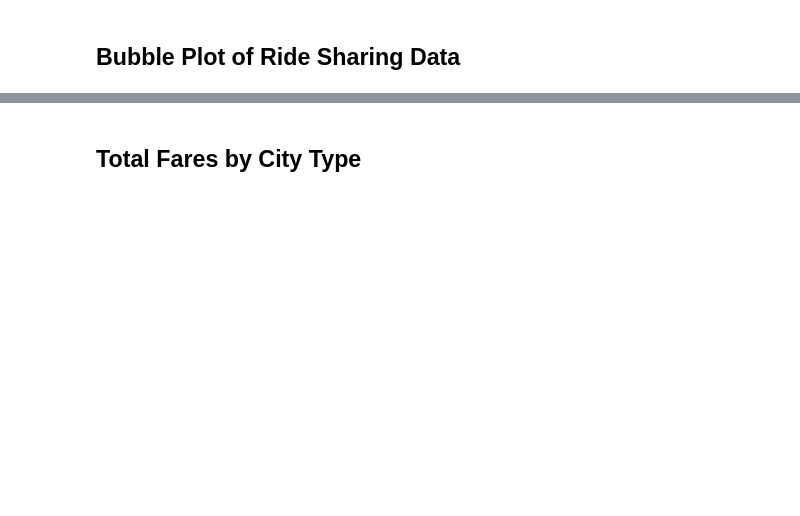
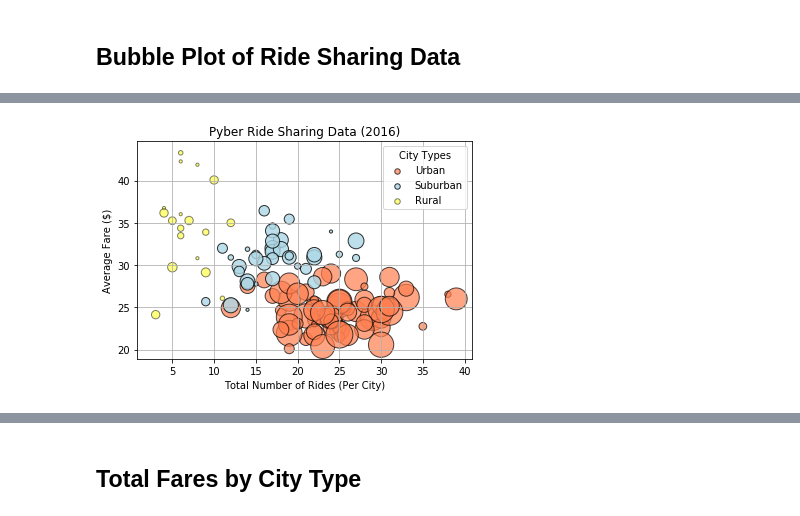
Before and after one commit to leontan4/data-science-bootcamp, a Jupyter notebook: matlab_challenge/Pyber/pyber_starter.ipynb, the cells around one changed output, grey strips where cells are left out. Cells and saved outputs as stored; diff of their text form; code cells hidden in the pictures; blank space fills up the shorter version.

```diff
--- a/matlab_challenge/Pyber/pyber_starter.ipynb
+++ b/matlab_challenge/Pyber/pyber_starter.ipynb
@@ -26,0 +16,6 @@ ride = pd.read_csv(ride_data_to_load)
+# %%
+# Combine the data into a single dataset
+combine = pd.merge(city, ride, on="city")
+
+# Display the data table for preview
+combine.sort_values(by="city", ascending=True).head()
@@ -45,0 +31,39 @@ plt.show()
+# %%
+urban = combine.loc[combine["type"] == "Urban"]
+suburban = combine.loc[combine["type"] == "Suburban"]
+rural = combine.loc[combine["type"] == "Rural"]
+# %%
+# Obtain the x and y coordinates for each of the three city types
+urban_2 = urban.groupby(["city"]).count()
+urban_3 = urban.groupby(["city"]).mean()
+urban_data = pd.merge(urban_2, urban_3, on="city", how="outer")
+
+surban_2 = suburban.groupby(["city"]).count()
+surban_3 = suburban.groupby(["city"]).mean()
+suburban_data = pd.merge(surban_2, surban_3, on="city", how="outer")
+
+rural_2 = rural.groupby(["city"]).count()
+rural_3 = rural.groupby(["city"]).mean()
+rural_data = pd.merge(rural_2, rural_3, on="city", how="outer")
+
+# Build the scatter plots for each city types
+urban_data = urban_data.plot(kind="scatter", x="type", y="fare_y", color="coral", s=urban_data["driver_count_y"]*10, label="Urban", edgecolor="black", alpha=0.7)
+suburban_data.plot(kind="scatter", x="type", y="fare_y", color="lightblue", s=suburban_data["driver_count_y"]*10, ax=urban_data, label="Suburban", edgecolor="black", alpha=0.8)
+rural_data.plot(kind="scatter", x="type", y="fare_y", color="yellow", s=rural_data["driver_count_y"]*10, ax=urban_data, label="Rural", edgecolor="black", alpha=0.5)
+
+# Incorporate the other graph properties
+plt.title("Pyber Ride Sharing Data (2016)")
+plt.xlabel("Total Number of Rides (Per City)")
+plt.ylabel("Average Fare ($)")
+plt.grid()
+
+# Create a legend
+# Incorporate a text label regarding circle size
+lgnd = plt.legend(title="City Types", numpoints=1, loc='best', ncol=1, markerscale=0.5, fontsize=10)
+lgnd.legendHandles[0]._sizes = [30]
+lgnd.legendHandles[1]._sizes = [30]
+lgnd.legendHandles[2]._sizes = [30]
+
+plt.show()
+# %% [output]
+[figure, added]
```
Also changed, not shown: parts of 15 cells of this notebook, 5 other files.
